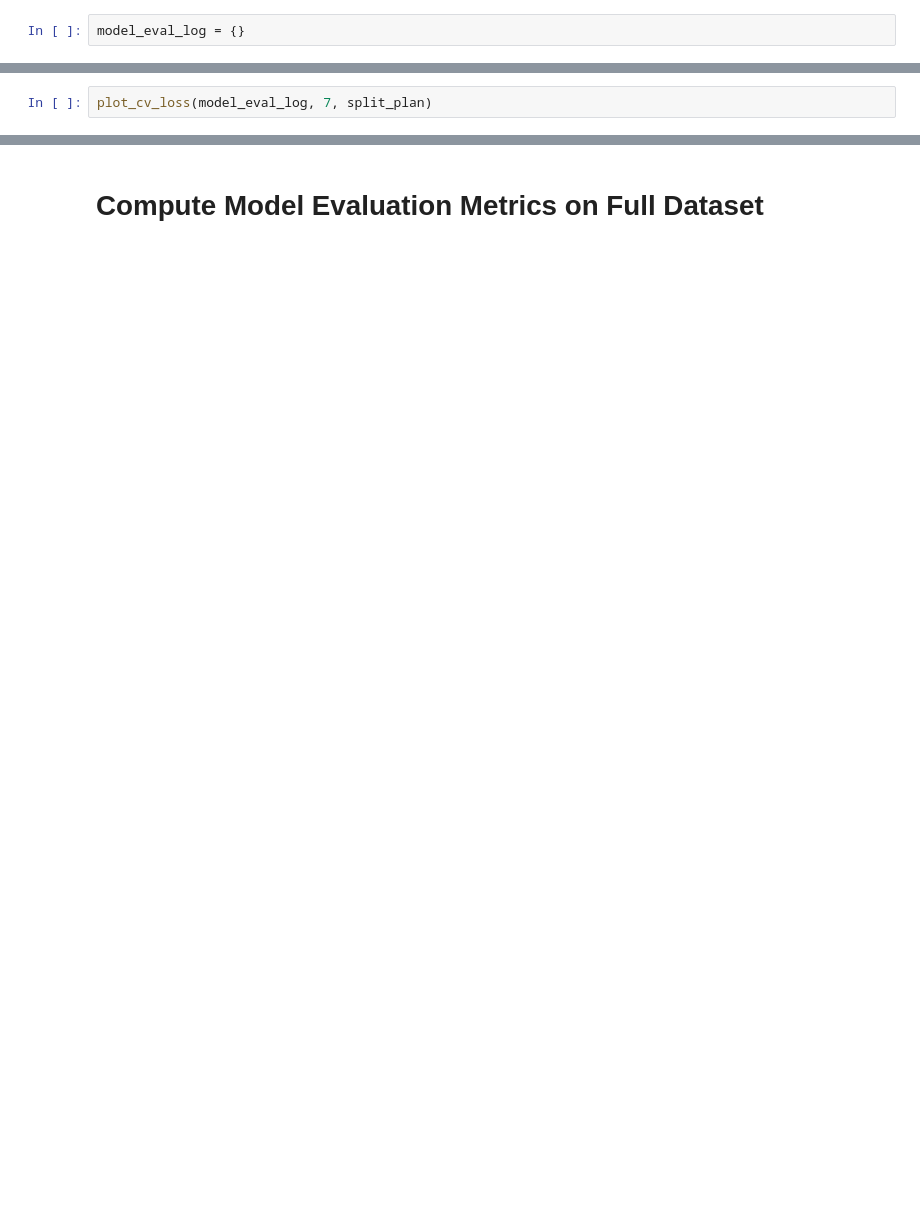
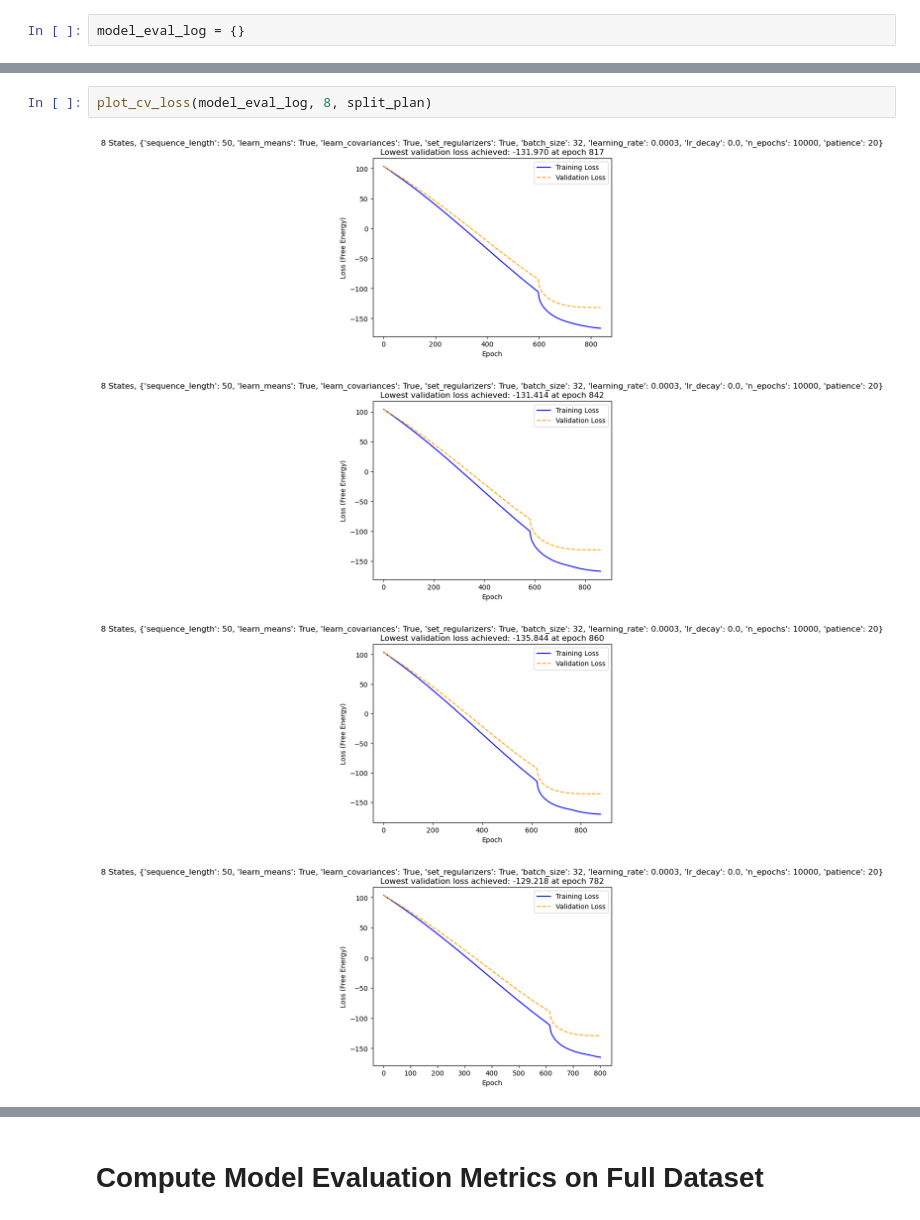
Before and after one commit to efei01/dFNC, a Jupyter notebook: HMM/HMM_analysis_v2.ipynb, the cells around one changed output, grey strips where cells are left out. Saved outputs shown, nothing was run; the diff lists cells and outputs as text; blank space fills up the shorter version.

```diff
--- a/HMM/HMM_analysis_v2.ipynb
+++ b/HMM/HMM_analysis_v2.ipynb
@@ -211,2 +219,7 @@ random_state_time_course_initialization can't simulate a state time course where
 # %%
-plot_cv_loss(model_eval_log, 7, split_plan)
+plot_cv_loss(model_eval_log, 8, split_plan)
+# %% [output]
+[figure, added]
+[figure, added]
+[figure, added]
+[figure, added]
```
Also changed, not shown: parts of 6 cells of this notebook, 2 other files.
